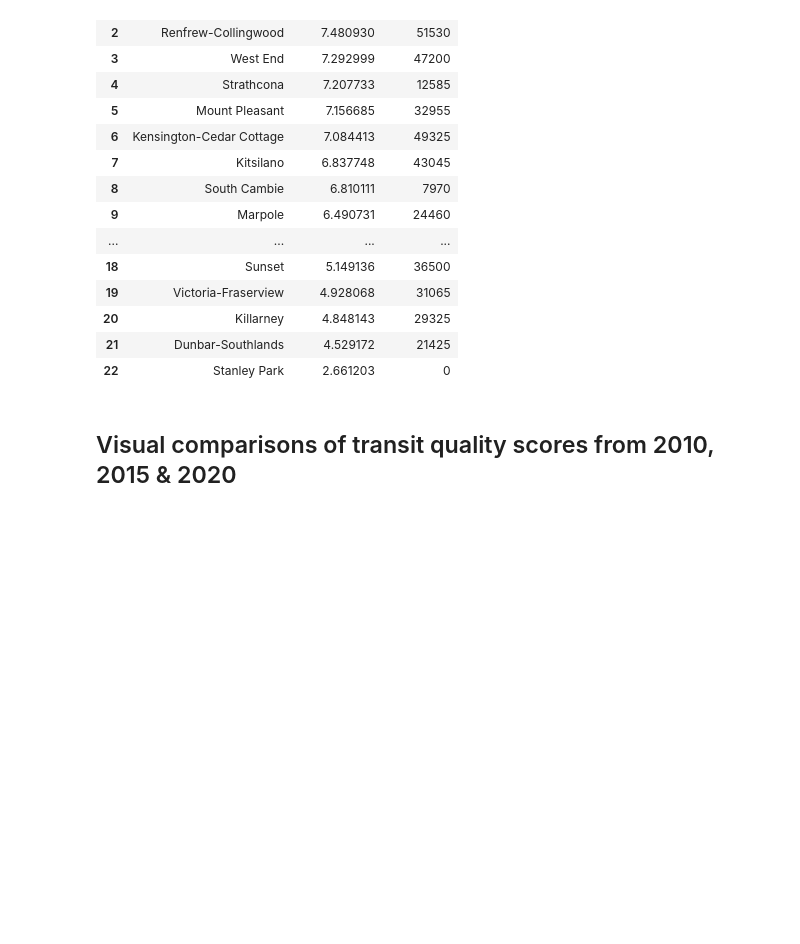
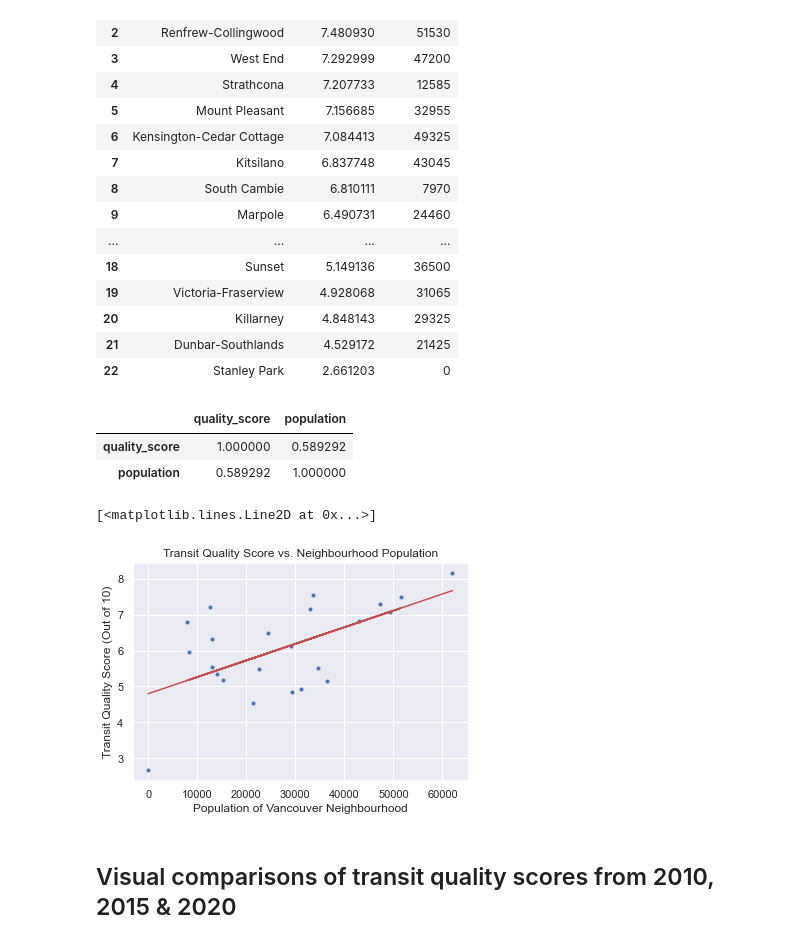
Before and after one commit to rebywong/cmpt353-project, a Jupyter notebook: vancouver_transit.ipynb, the cells around one changed output. Drawn from its saved outputs; the diff is of its cells as text; code cells hidden in the pictures; blank space fills up the shorter version.

Commit message:
Added Pearson's coefficient for transit quality/neighbourhood population comparisons + scatter plot w/ best fit

```diff
--- a/vancouver_transit.ipynb
+++ b/vancouver_transit.ipynb
@@ -1187,6 +1188,40 @@ neighbourhood_ranking
 | 20 | Killarney | 4.848143 | 29325 |
 | 21 | Dunbar-Southlands | 4.529172 | 21425 |
 | 22 | Stanley Park | 2.661203 | 0 |
+# %%
+# Correlation between quality score and population?
+# Use Pearson's coefficient (r) to test
+
+r = neighbourhood_ranking.corr(method='pearson')
+
+# 0.589292 r value between quality score & population
+# r closer to -1 or 1: linearly related
+# r closer to 0: little to no linear relationship
+# r closer to 0.5? Maybe only slightly related?
+r
+# %% [output]
+|  | quality_score | population |
+| quality_score | 1.000000 | 0.589292 |
+| population | 0.589292 | 1.000000 |
+# %%
+# Graph best fit line (linear regression) for comparison
+# (See Exercise 2: Dog Rates)
+fit = stats.linregress(neighbourhood_ranking['population'], neighbourhood_ranking['quality_score'])
+neighbourhood_ranking['best_fit'] = neighbourhood_ranking['population']*fit.slope + fit.intercept
+# %%
+# Plot quality score vs population
+plt.title('Transit Quality Score vs. Neighbourhood Population')
+plt.xlabel('Population of Vancouver Neighbourhood')
+plt.ylabel('Transit Quality Score (Out of 10)')
+
+# Scatter plot
+plt.plot(neighbourhood_ranking['population'], neighbourhood_ranking['quality_score'], 'b.')
+
+# Best fit line
+plt.plot(neighbourhood_ranking['population'], neighbourhood_ranking['best_fit'], 'r-')
+# %% [output]
+[<matplotlib.lines.Line2D at 0x...>]
+[figure, added]
 # %% [markdown]
 ## Visual comparisons of transit quality scores from 2010, 2015 & 2020
 # %%
```
Also changed, not shown: parts of 66 cells of this notebook.
